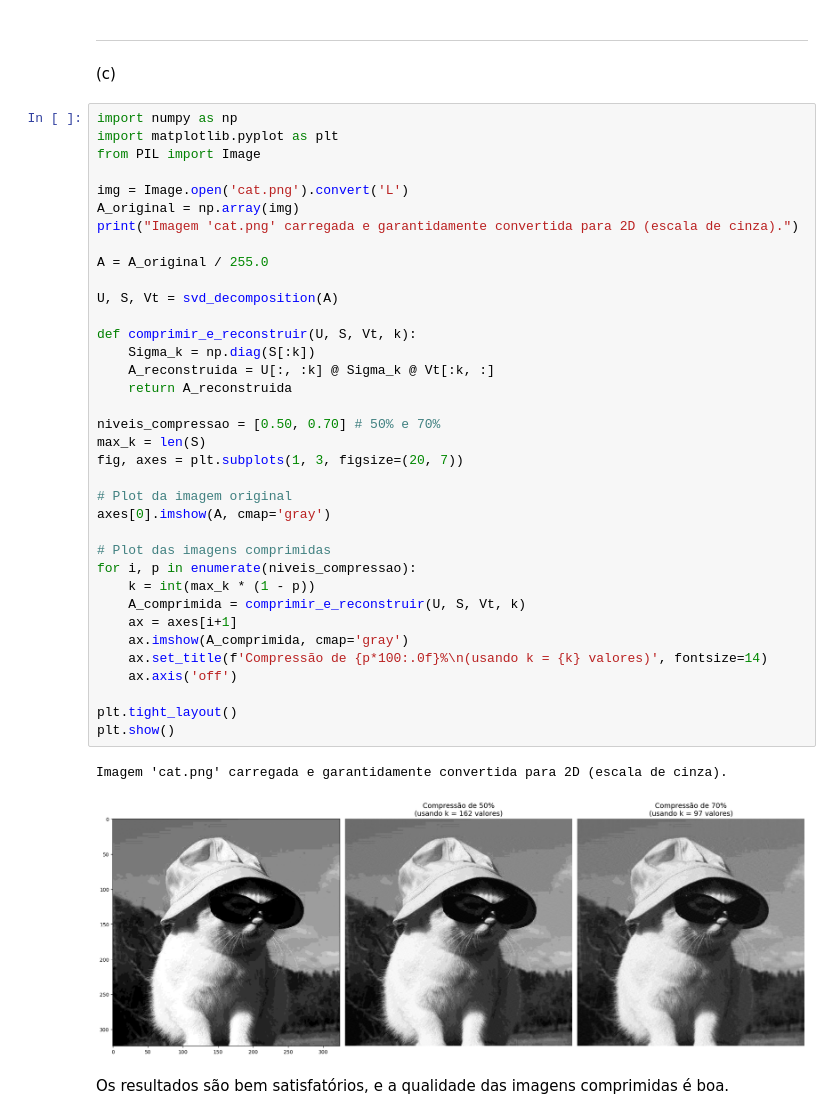
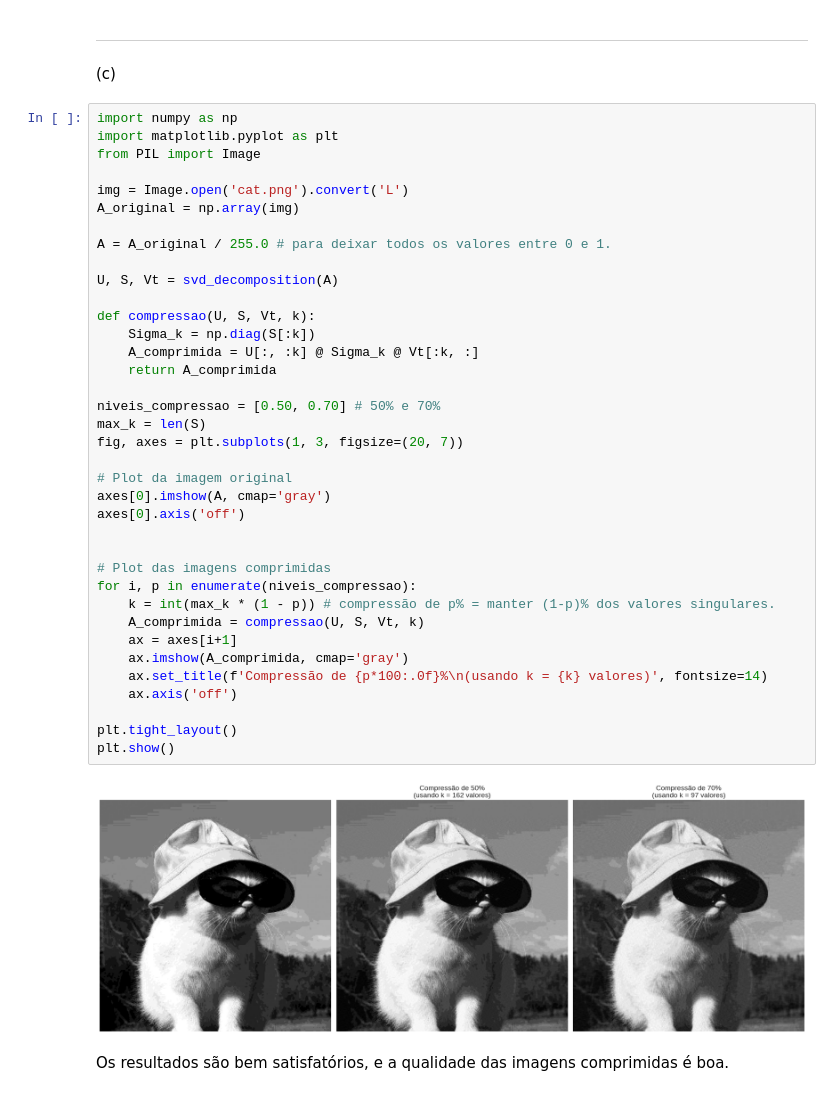
Before and after one commit to TaresuSenu/CalcNumerico, a Jupyter notebook: ThalesSenadeQueiroz+GuilhermePascoaleGodoy.ipynb, the cells around one changed output. Cells and saved outputs as stored; diff of their text form.

```diff
--- a/ThalesSenadeQueiroz+GuilhermePascoaleGodoy.ipynb
+++ b/ThalesSenadeQueiroz+GuilhermePascoaleGodoy.ipynb
@@ -656,42 +656,42 @@ Matriz reconstruída:
 # %%
 import numpy as np
 import matplotlib.pyplot as plt
 from PIL import Image
 
 img = Image.open('cat.png').convert('L')
 A_original = np.array(img)
-print("Imagem 'cat.png' carregada e garantidamente convertida para 2D (escala de cinza).")
 
-A = A_original / 255.0
+A = A_original / 255.0 # para deixar todos os valores entre 0 e 1.
 
 U, S, Vt = svd_decomposition(A)
 
-def comprimir_e_reconstruir(U, S, Vt, k):
+def compressao(U, S, Vt, k):
     Sigma_k = np.diag(S[:k])
-    A_reconstruida = U[:, :k] @ Sigma_k @ Vt[:k, :]
-    return A_reconstruida
+    A_comprimida = U[:, :k] @ Sigma_k @ Vt[:k, :]
+    return A_comprimida
 
 niveis_compressao = [0.50, 0.70] # 50% e 70%
 max_k = len(S)
 fig, axes = plt.subplots(1, 3, figsize=(20, 7))
 
 # Plot da imagem original
 axes[0].imshow(A, cmap='gray')
+axes[0].axis('off')
+
 
 # Plot das imagens comprimidas
 for i, p in enumerate(niveis_compressao):
-    k = int(max_k * (1 - p))
-    A_comprimida = comprimir_e_reconstruir(U, S, Vt, k)
+    k = int(max_k * (1 - p)) # compressão de p% = manter (1-p)% dos valores singulares.
+    A_comprimida = compressao(U, S, Vt, k)
     ax = axes[i+1]
     ax.imshow(A_comprimida, cmap='gray')
     ax.set_title(f'Compressão de {p*100:.0f}%\n(usando k = {k} valores)', fontsize=14)
     ax.axis('off')
 
 plt.tight_layout()
 plt.show()
 # %% [output]
-Imagem 'cat.png' carregada e garantidamente convertida para 2D (escala de cinza).
-[figure, old version]
+[figure, new version]
 # %% [markdown]
 Os resultados são bem satisfatórios, e a qualidade das imagens comprimidas é boa.
 # %% [markdown]
```
Also changed, not shown: parts of 16 cells of this notebook.
